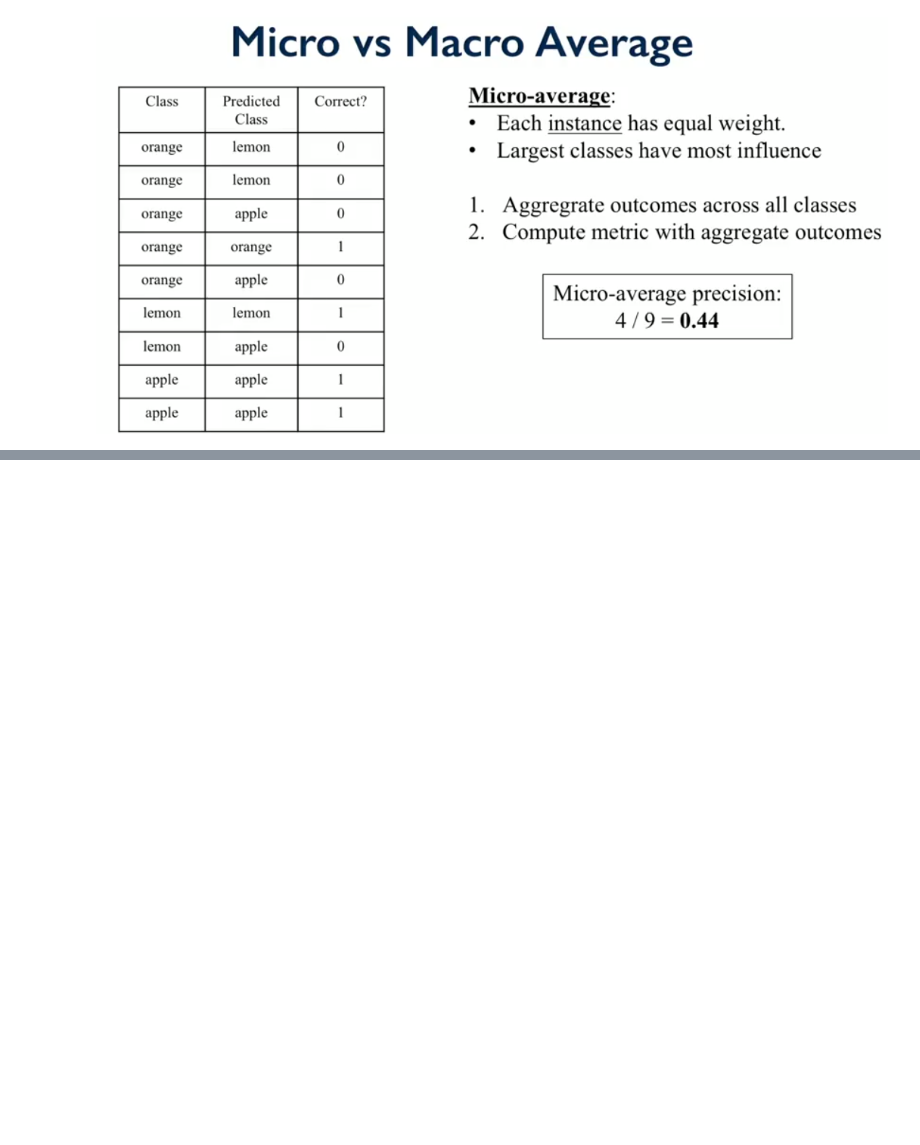
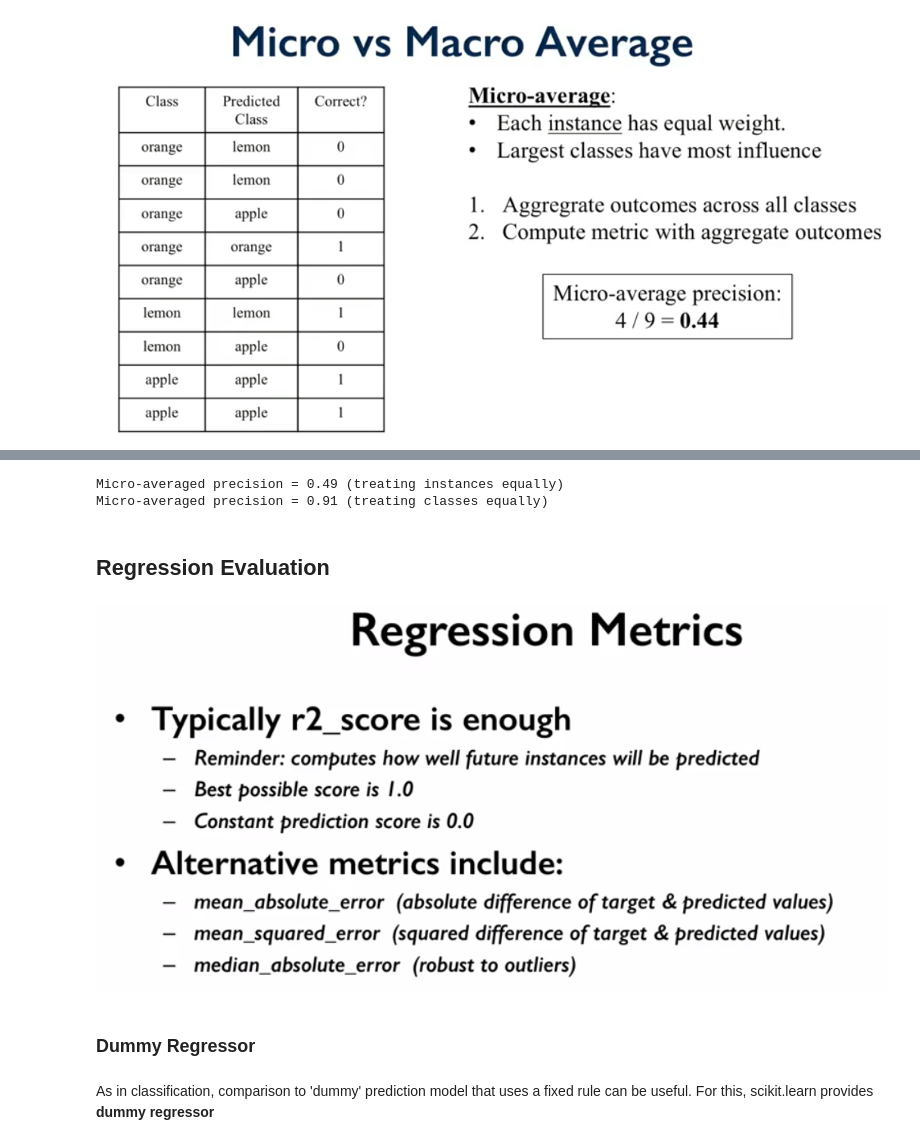
Before and after one commit to abudata/Applied_Machine_Learning, a Jupyter notebook: Applied_Machine_Learning_Module_3.ipynb, the cells around one changed output, grey strips where cells are left out. Cells and saved outputs as stored; diff of their text form; code cells hidden in the pictures; blank space fills up the shorter version.

Commit message:
Regression Evaluation added

```diff
--- a/Applied_Machine_Learning_Module_3.ipynb
+++ b/Applied_Machine_Learning_Module_3.ipynb
@@ -475,0 +482,18 @@ Image('Micro_avg.png')
+# %%
+print('Micro-averaged precision = {:.2f} (treating instances equally)'.
+    format(precision_score(y_test_mc, svm_predicted_mc, average='micro')))
+print('Micro-averaged precision = {:.2f} (treating classes equally)'.
+    format(precision_score(y_test_mc, svm_predicted_mc, average='macro')))
+# %% [output]
+Micro-averaged precision = 0.49 (treating instances equally)
+Micro-averaged precision = 0.91 (treating classes equally)
+# %% [markdown]
+## Regression Evaluation
+# %%
+Image('Regression_evaluation.png')
+# %% [output]
+[figure, added]
+# %% [markdown]
+### Dummy Regressor
+# %% [markdown]
+As in classification, comparison to 'dummy' prediction model that uses a fixed rule can be useful. For this, scikit.learn provides **dummy regressor**
```
Also changed, not shown: parts of 3 cells of this notebook, 1 other file.
